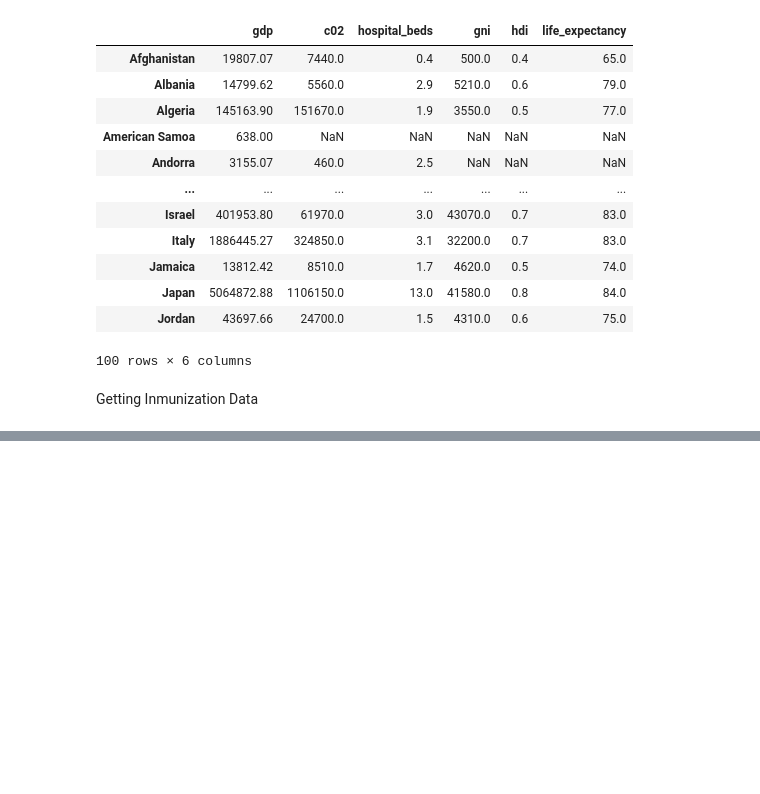
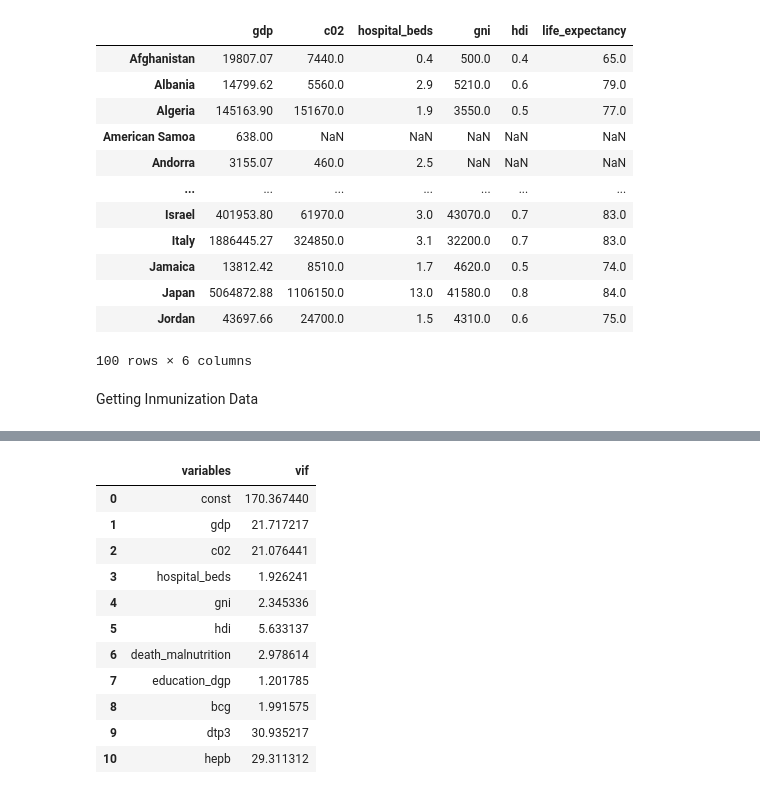
Before and after one commit to xavierpaez/regression-project-metis, a Jupyter notebook: mvp-anaylsis.ipynb, the cells around one changed output, grey strips where cells are left out. Drawn from its saved outputs; the diff is of its cells as text; code cells hidden in the pictures; blank space fills up the shorter version.

```diff
--- a/mvp-anaylsis.ipynb
+++ b/mvp-anaylsis.ipynb
@@ -185,0 +203,21 @@ NameError: name 'df' is not defined
+# %%
+from statsmodels.stats.outliers_influence import variance_inflation_factor
+model = sm.OLS(Y,x)
+fit = model.fit()
+vif = pd.DataFrame()
+vif['variables'] = x.columns
+vif['vif'] = [variance_inflation_factor(x.values, i) for i in range(x.shape[1])]
+vif
+# %% [output]
+|  | variables | vif |
+| 0 | const | 170.367440 |
+| 1 | gdp | 21.717217 |
+| 2 | c02 | 21.076441 |
+| 3 | hospital_beds | 1.926241 |
+| 4 | gni | 2.345336 |
+| 5 | hdi | 5.633137 |
+| 6 | death_malnutrition | 2.978614 |
+| 7 | education_dgp | 1.201785 |
+| 8 | bcg | 1.991575 |
+| 9 | dtp3 | 30.935217 |
+| 10 | hepb | 29.311312 |
```
Also changed, not shown: parts of 8 cells of this notebook.
